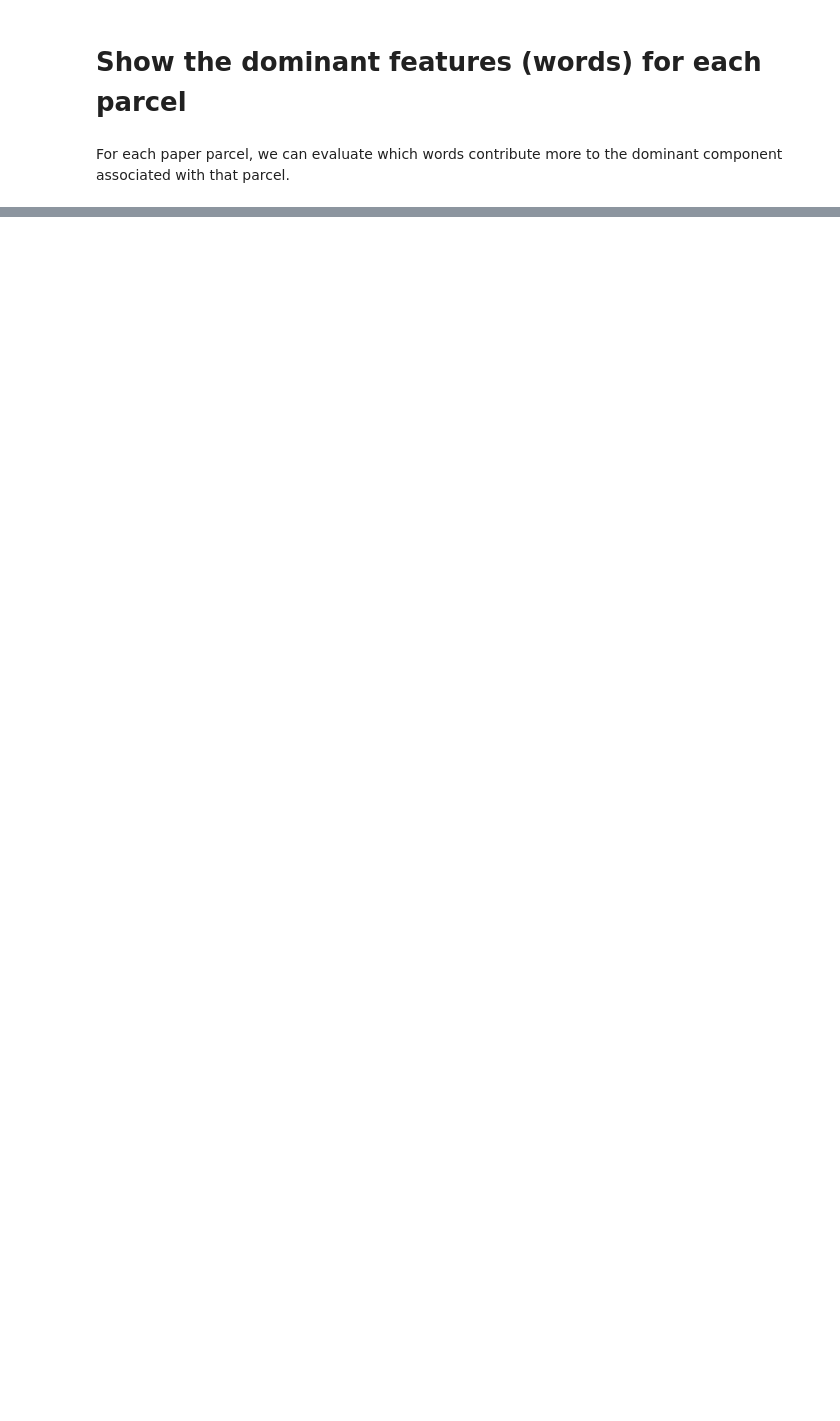
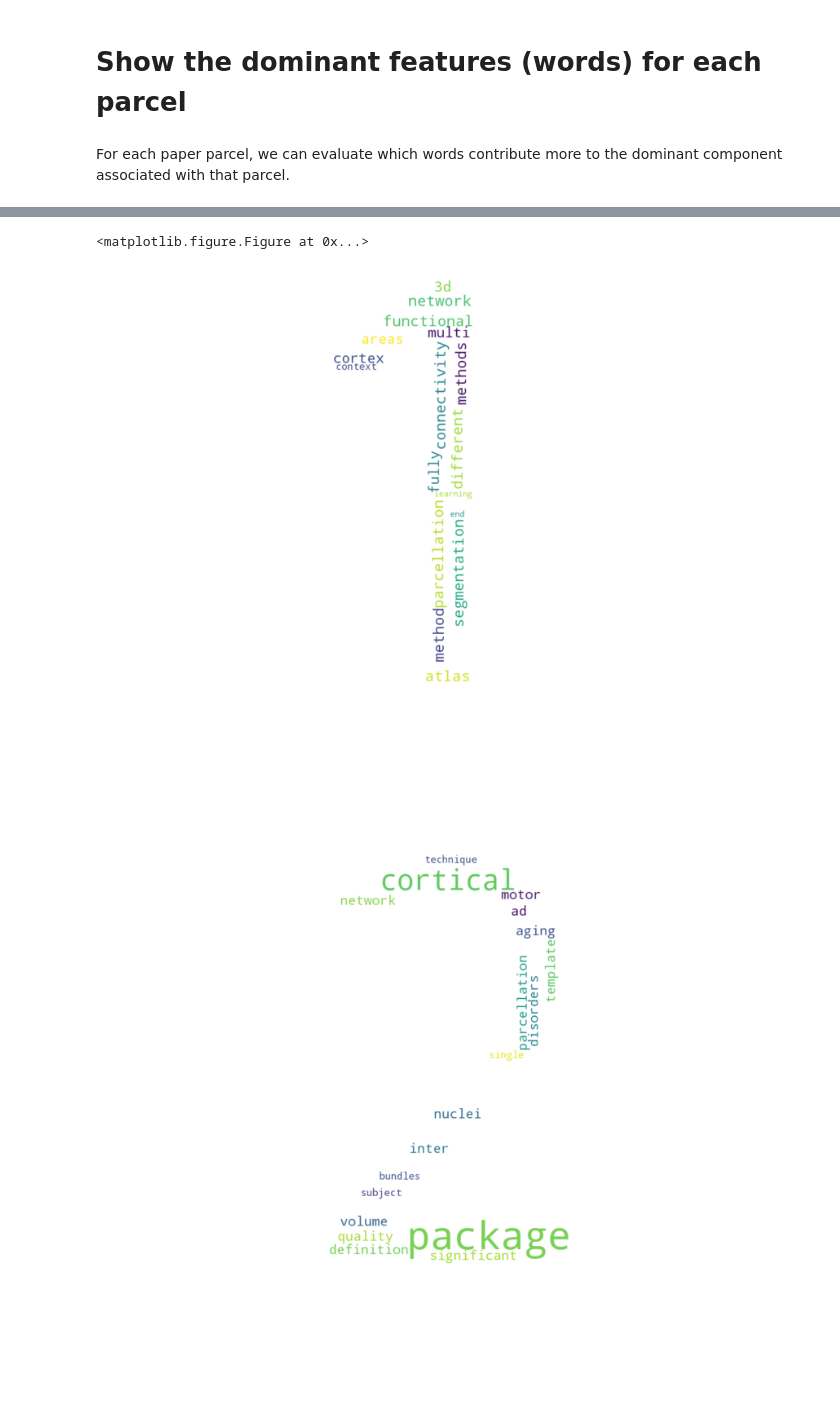
Before and after one commit to SIMEXP/si_parcellation_segmentation, a Jupyter notebook: editorial_NIMG_brain_segmentation_parcellation.ipynb, the cells around one changed output, grey strips where cells are left out. Cells and saved outputs as stored; diff of their text form; code cells hidden in the pictures; blank space fills up the shorter version.

```diff
--- a/editorial_NIMG_brain_segmentation_parcellation.ipynb
+++ b/editorial_NIMG_brain_segmentation_parcellation.ipynb
@@ -202,0 +210,25 @@ words
+# %%
+plt.clf()
+for pp in range(0,int(words["Parcel"].max())+1): # Loop over parcels
+    dd = {}
+    ind = words.loc[words["Parcel"]==pp].index # Select the words in selected parcel
+
+    # Create a dictionary, where each word is associated to its weight
+    for ii in ind:
+        dd[words["word"][ii]] =  (words["weight"][ii]/words["weight"][ind[0]])
+
+    # Create an image with just a number (1, 2, ...)
+    # This will be used to shape the word cloud
+    # We use the package WordCloud for this, because it ships with fonts and can generate images...
+    img = numpy.array(WordCloud(background_color="white",max_font_size=1500,height=1000,width=1000,stopwords="None").generate_from_frequencies({str(pp+1): 1}).to_image())
+    # Generate the word cloud
+    wordcloud = WordCloud(background_color="white",relative_scaling=0,max_font_size=400,height=1000,width=1000,mask=img).generate_from_frequencies(dd)
+    # Show the figure
+    plt.figure()
+    plt.imshow(wordcloud, interpolation="bilinear")
+    plt.axis("off")
+    plt.show()
+# %% [output]
+<matplotlib.figure.Figure at 0x...>
+[figure, added]
+[figure, added]
```
Also changed, not shown: parts of 8 cells of this notebook.
